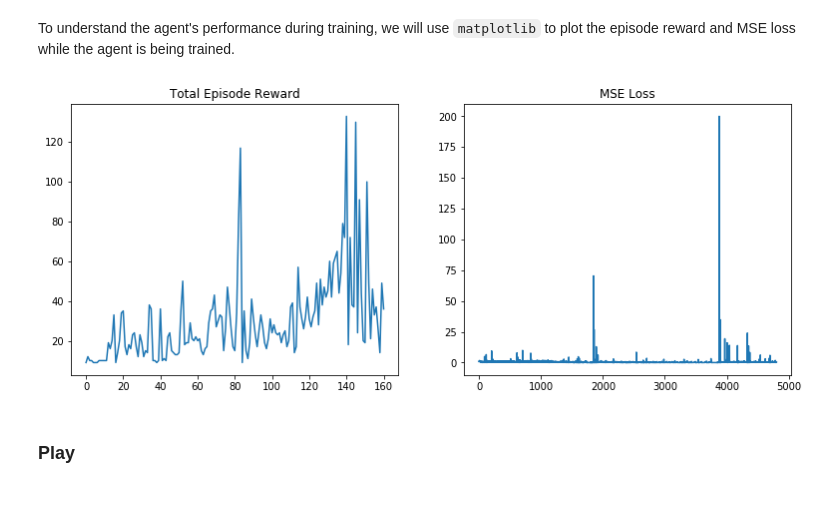
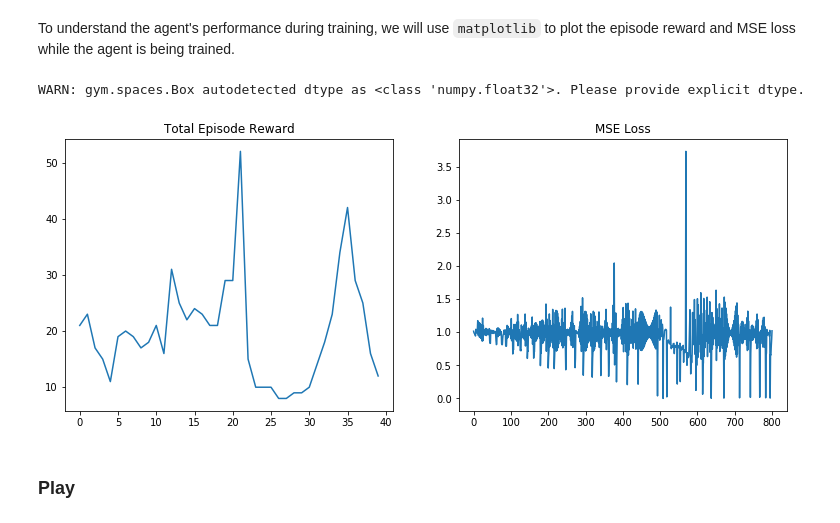
Before and after one commit to seungjaeryanlee/rainbow-ride, a Jupyter notebook: en/solutions/1_dqn/dqn.ipynb, the cells around one changed output. Cells and saved outputs as stored; diff of their text form; code cells hidden in the pictures.

Commit message:
Reformatted DQN notebook
 * Now NaiveDQNAgent class is updated as new functions are implemented
 * This seems to have introduced bug where the agent does not train

```diff
--- a/en/solutions/1_dqn/dqn.ipynb
+++ b/en/solutions/1_dqn/dqn.ipynb
@@ -301,8 +393,10 @@ def plot(step, rewards, losses):
     plt.title('MSE Loss')
     plt.plot(losses)
     plt.show()
+# %%
+NaiveDQNAgent._plot = _plot
 # %%
-def train(n_steps=1000, show=False):
+def train(self, n_steps=1000, show=False):
     """
     Train the agent for specified number of steps.
 
@@ -313,36 +407,45 @@ def train(n_steps=1000, show=False):
     show : bool
         If True, plots the episode rewards and losses on Jupyter Notebook.
     """
-    epsilon = 0.1
-    state = env.reset()
+    epsilon = 0.01
+    state = self.env.reset()
     done = False
     episode_rewards = []
     episode_reward = 0
     losses = []
+    optimizer = optim.Adam(self.dqn.parameters())
     for step_i in range(n_steps):
-        action = act(state, epsilon)
-        next_state, reward, done, _  = env.step(action)
+        action = self.act(state, epsilon)
+        next_state, reward, done, _  = self.env.step(action)
         episode_reward += reward
 
         optimizer.zero_grad()
-        loss = compute_loss(state, action, reward, next_state, done)
+        loss = self._compute_loss(state, action, reward, next_state, done)
         losses.append(loss)
         loss.backward()
         optimizer.step()
 
         if done:
-            state = env.reset()
+            state = self.env.reset()
             episode_rewards.append(episode_reward)
             episode_reward = 0
         else:
             state = next_state
 
         if step_i % 200 == 0 and show:
-            plot(step_i, episode_rewards, losses)
+            self._plot(step_i, episode_rewards, losses)
-# %%
-train(5000, show=True)
-# %% [output]
-[figure, removed]
+# %%
+NaiveDQNAgent.train = train
+# %%
+env = gym.make('CartPole-v0')
+dqn = DQN(env.observation_space.shape[0], env.action_space.n)
+agent = NaiveDQNAgent(env, dqn)
+# %% [output]
+WARN: gym.spaces.Box autodetected dtype as <class 'numpy.float32'>. Please provide explicit dtype.
+# %%
+agent.train(1000, show=True)
+# %% [output]
+[figure, added]
 # %% [markdown]
 ### Play
 # %% [markdown]
```
Also changed, not shown: parts of 22 cells of this notebook.
